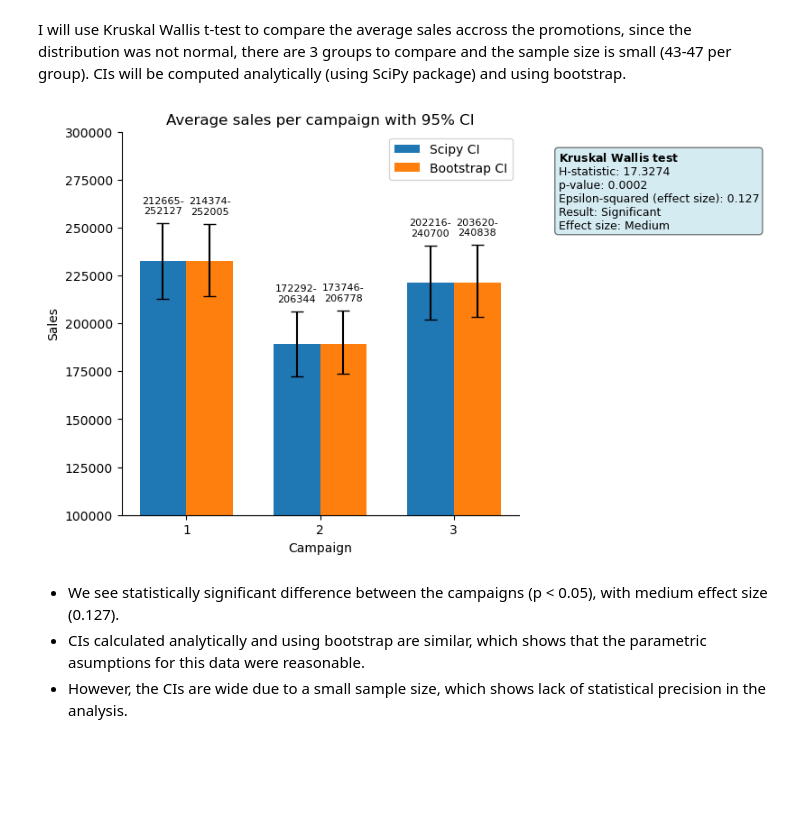
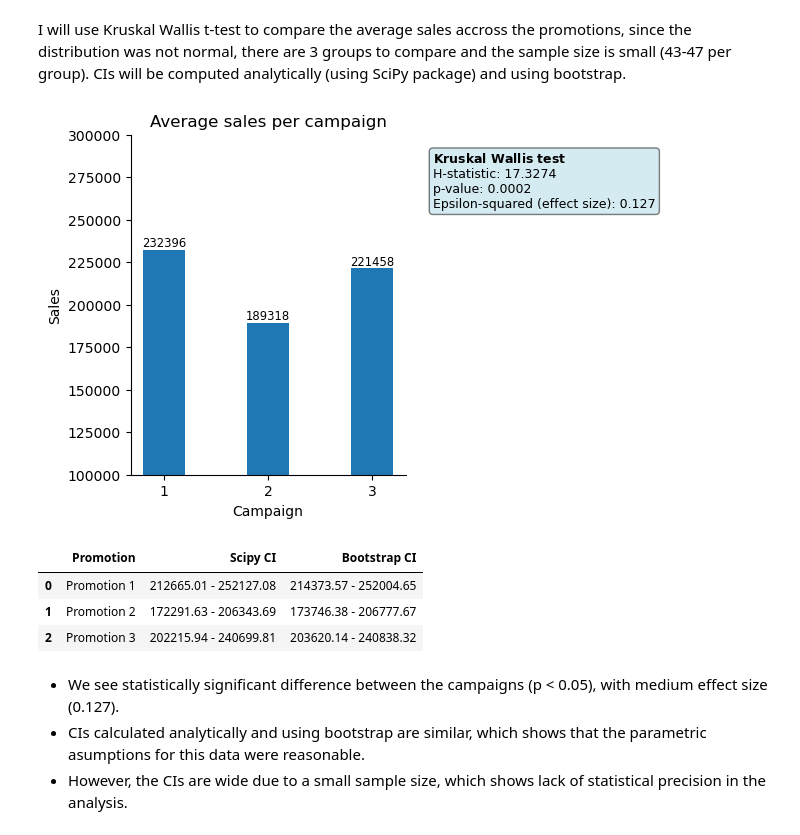
Before and after one commit to Marta-T/Statistical_Testing_Looker_Dashboard, a Jupyter notebook: fast_food_marketing_AB_test.ipynb, the cells around one changed output. Cells and saved outputs as stored; diff of their text form; code cells hidden in the pictures; blank space fills up the shorter version.

Commit message:
making graphs more clear and fixing minor mistakes

```diff
--- a/fast_food_marketing_AB_test.ipynb
+++ b/fast_food_marketing_AB_test.ipynb
@@ -244,27 +249,37 @@ kruskal_wallis_test_text = (
     + "\n"
     + f"H-statistic: {statistic:.4f}\n"
     + f"p-value: {p_value:.4f}\n"
-    + f"Epsilon-squared (effect size): {epsilon_squared:.3f}\n"
-    + f"Result: {'Significant' if p_value < 0.05 else 'Not significant'}\n"
-    + f"Effect size: {'Negligible' if epsilon_squared < 0.01 else 'Small' if epsilon_squared < 0.08 else 'Medium' if epsilon_squared < 0.26 else 'Large'}"
+    + f"Epsilon-squared (effect size): {epsilon_squared:.3f}"
 )
 # %%
 histogram_with_ci(
     means,
-    scipy_lower_errors,
-    scipy_upper_errors,
-    bootstrap_lower_errors,
-    bootstrap_upper_errors,
-    scipy_ci_list,
-    bootstrap_ci_list,
-    title="Average sales per campaign with 95% CI",
+    title="Average sales per campaign",
     ylabel="Sales",
     xlabel="Campaign",
     labels=[1, 2, 3],
     stats_text=kruskal_wallis_test_text,
+    figsize=(5,4)
 )
 # %% [output]
-[figure, old version]
+[figure, new version]
+# %%
+table_data = []
+for key in scipy_ci.keys():
+    table_data.append({
+    'Promotion': f'Promotion {key}',
+    'Scipy CI': f"{scipy_ci[key][0]:.2f} - {scipy_ci[key][1]:.2f}",
+    'Bootstrap CI': f"{bootstrap_ci[key][0]:.2f} - {bootstrap_ci[key][1]:.2f}"
+})
+
+df = pd.DataFrame(table_data)
+pd.options.display.float_format = '{:.2f}'.format
+df
+# %% [output]
+|  | Promotion | Scipy CI | Bootstrap CI |
+| 0 | Promotion 1 | 212665.01 - 252127.08 | 214373.57 - 252004.65 |
+| 1 | Promotion 2 | 172291.63 - 206343.69 | 173746.38 - 206777.67 |
+| 2 | Promotion 3 | 202215.94 - 240699.81 | 203620.14 - 240838.32 |
 # %% [markdown]
 - We see statistically significant difference between the campaigns (p < 0.05), with medium effect size (0.127).
 - CIs calculated analytically and using bootstrap are similar, which shows that the parametric asumptions for this data were reasonable.
```
Also changed, not shown: parts of 7 cells of this notebook, 3 other files.
